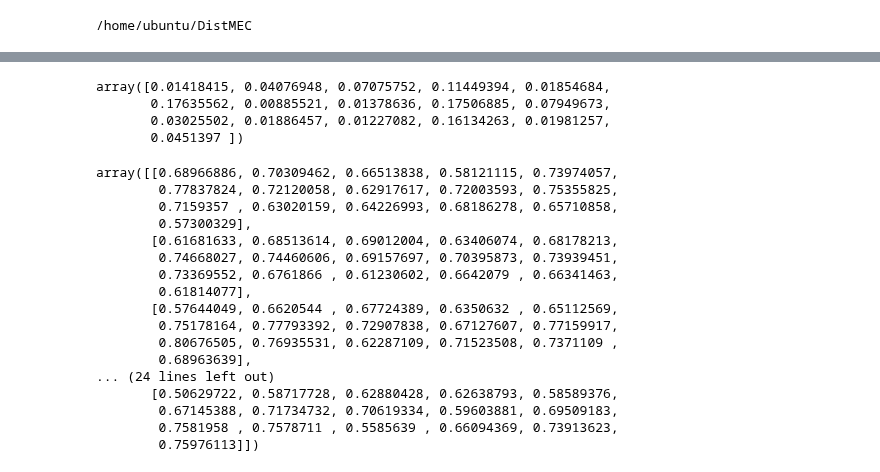
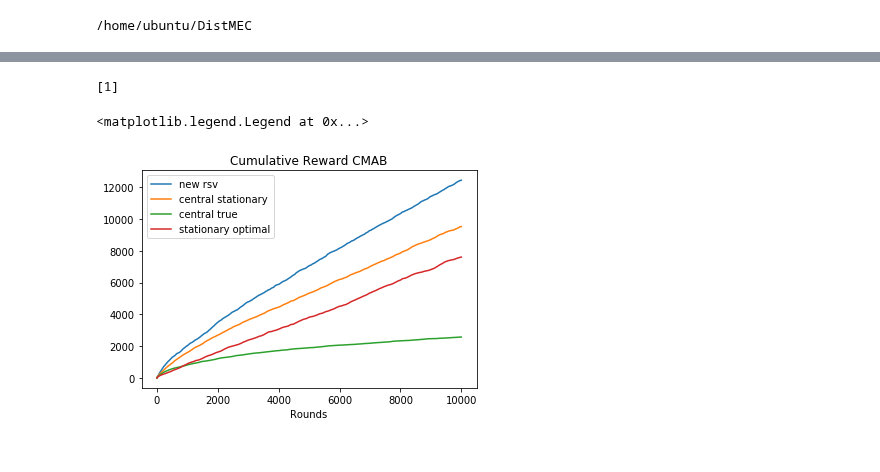
Before and after one commit to tj-kim/DistMEC, a Jupyter notebook: jupyter_notebooks/22_06_17 Stationary Distribution Solution Comparison.ipynb, the cells around one changed output, grey strips where cells are left out. Saved outputs shown, nothing was run; the diff lists cells and outputs as text; code cells hidden in the pictures.

```diff
--- a/jupyter_notebooks/22_06_17 Stationary Distribution Solution Comparison.ipynb
+++ b/jupyter_notebooks/22_06_17 Stationary Distribution Solution Comparison.ipynb
@@ -170,7 +192,0 @@ true_scaling = np.matmul(s2, Users[0].reward_scale)
-# %%
-stationary
-# %% [output]
-array([0.01418415, 0.04076948, 0.07075752, 0.11449394, 0.01854684,
-       0.17635562, 0.00885521, 0.01378636, 0.17506885, 0.07949673,
-       0.03025502, 0.01886457, 0.01227082, 0.16134263, 0.01981257,
-       0.0451397 ])
@@ -179,20 +193,21 @@ w2 = obtain_w_stationary(Users_w,  num_users, num_svrs)
-# %%
-w2
-# %% [output]
-array([[0.68966886, 0.70309462, 0.66513838, 0.58121115, 0.73974057,
-        0.77837824, 0.72120058, 0.62917617, 0.72003593, 0.75355825,
-        0.7159357 , 0.63020159, 0.64226993, 0.68186278, 0.65710858,
-        0.57300329],
-       [0.61681633, 0.68513614, 0.69012004, 0.63406074, 0.68178213,
-        0.74668027, 0.74460606, 0.69157697, 0.70395873, 0.73939451,
-        0.73369552, 0.6761866 , 0.61230602, 0.6642079 , 0.66341463,
-        0.61814077],
-       [0.57644049, 0.6620544 , 0.67724389, 0.6350632 , 0.65112569,
-        0.75178164, 0.77793392, 0.72907838, 0.67127607, 0.77159917,
-        0.80676505, 0.76935531, 0.62287109, 0.71523508, 0.7371109 ,
-        0.68963639],
-... (24 lines left out)
-       [0.50629722, 0.58717728, 0.62880428, 0.62638793, 0.58589376,
-        0.67145388, 0.71734732, 0.70619334, 0.59603881, 0.69509183,
-        0.7581958 , 0.7578711 , 0.5585639 , 0.66094369, 0.73913623,
-        0.75976113]])
+# %%
+result_dicts += [result_dict]
+# %%
+performance_list
+# %% [output]
+[1]
+# %%
+plot_idx = 0
+
+# plt.plot(np.cumsum(result_dicts[plot_idx]['regret_w']), label = 'worst case')
+plt.plot(np.cumsum(result_dicts[plot_idx]['regret_s']), label = 'new rsv')
+plt.plot(np.cumsum(result_dicts[plot_idx]['regret_cs']), label = 'central stationary')
+plt.plot(np.cumsum(result_dicts[plot_idx]['regret_ct']), label = 'central true')
+plt.plot(np.cumsum(result_dicts[plot_idx]['regret_cst']), label = 'stationary optimal')
+
+plt.title('Cumulative Reward CMAB')
+plt.xlabel('Rounds')
+plt.legend()
+# %% [output]
+<matplotlib.legend.Legend at 0x...>
+[figure, added]
```
Also changed, not shown: parts of 10 cells of this notebook, 1 other file.
